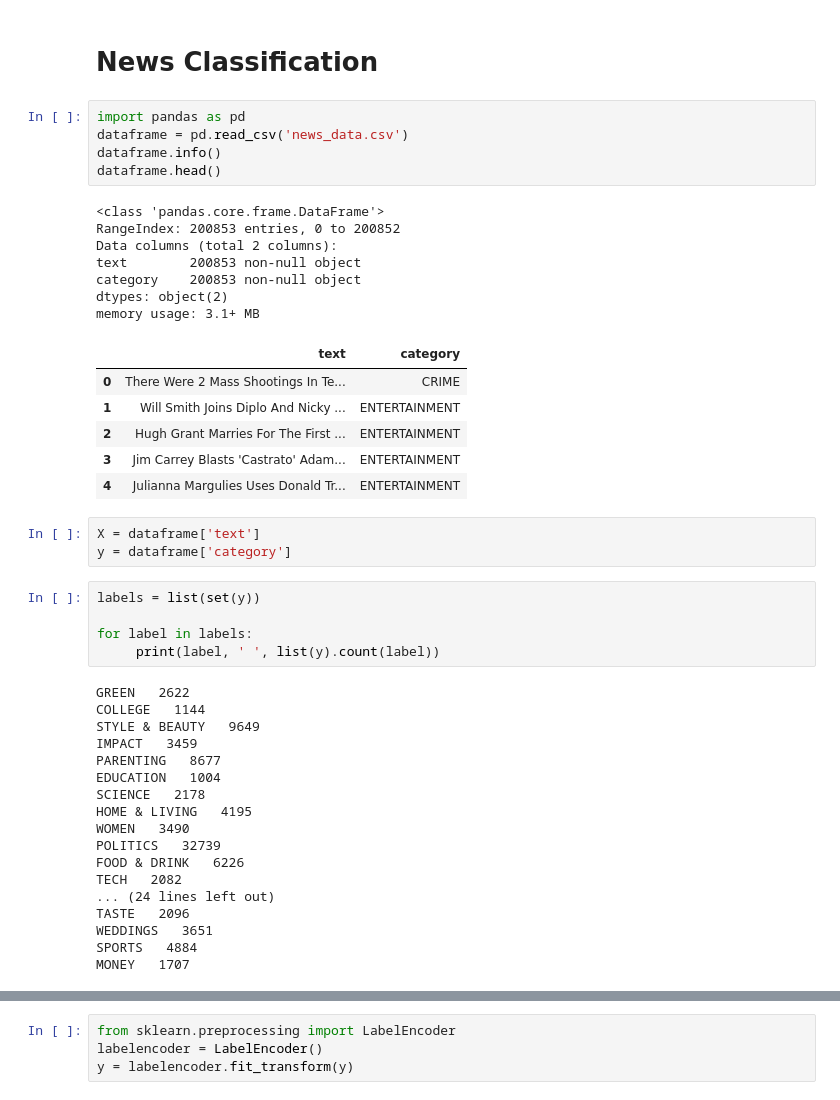
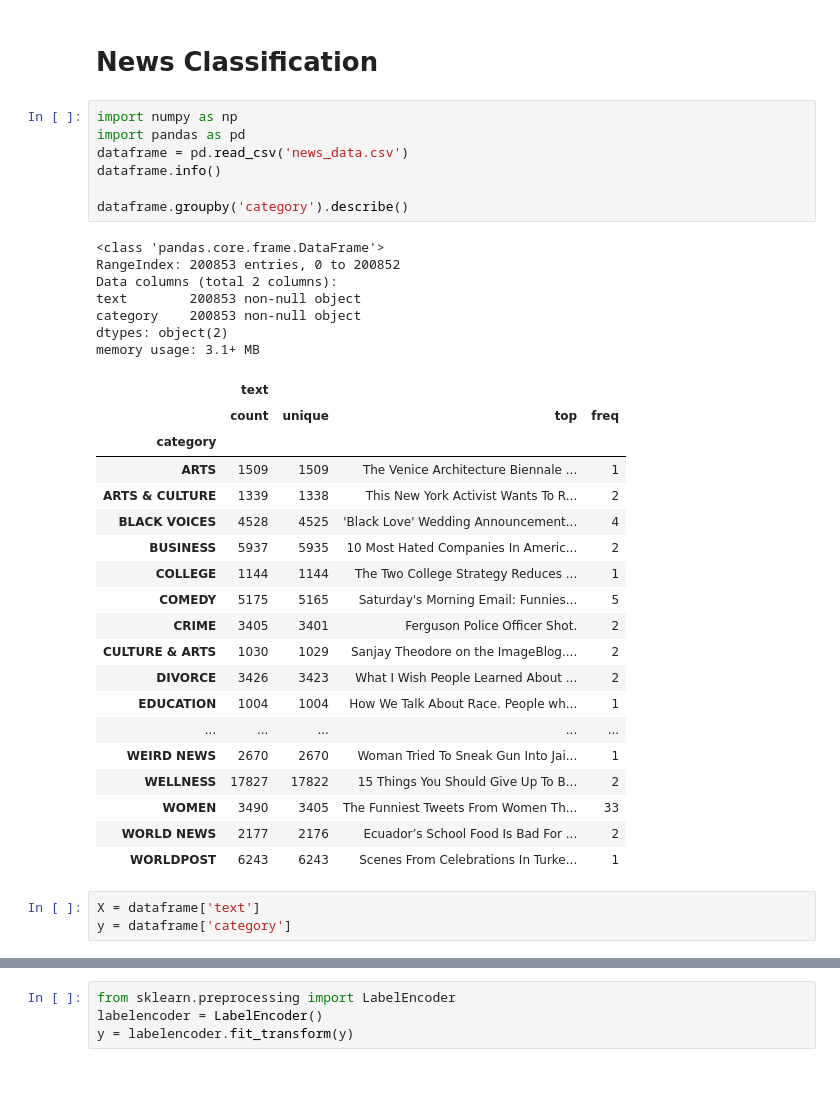
Before and after one commit to sourishsarmah/news-categorization, a Jupyter notebook: NewsClassification.ipynb, the cells around one changed output, grey strips where cells are left out. Saved outputs shown, nothing was run; the diff lists cells and outputs as text.

```diff
--- a/NewsClassification.ipynb
+++ b/NewsClassification.ipynb
@@ -1,47 +1,39 @@
 # %% [markdown]
 # News Classification
 # %%
+import numpy as np
 import pandas as pd
 dataframe = pd.read_csv('news_data.csv')
 dataframe.info()
-dataframe.head()
+
+dataframe.groupby('category').describe()
 # %% [output]
 <class 'pandas.core.frame.DataFrame'>
 RangeIndex: 200853 entries, 0 to 200852
 Data columns (total 2 columns):
 text        200853 non-null object
 category    200853 non-null object
 dtypes: object(2)
 memory usage: 3.1+ MB
-|  | text | category |
-| 0 | There Were 2 Mass Shootings In Te... | CRIME |
-| 1 | Will Smith Joins Diplo And Nicky ... | ENTERTAINMENT |
-| 2 | Hugh Grant Marries For The First ... | ENTERTAINMENT |
-| 3 | Jim Carrey Blasts 'Castrato' Adam... | ENTERTAINMENT |
-| 4 | Julianna Margulies Uses Donald Tr... | ENTERTAINMENT |
+|  | text |  |  |  |
+|  | count | unique | top | freq |
+| category |  |  |  |  |
+| ARTS | 1509 | 1509 | The Venice Architecture Biennale ... | 1 |
+| ARTS & CULTURE | 1339 | 1338 | This New York Activist Wants To R... | 2 |
+| BLACK VOICES | 4528 | 4525 | 'Black Love' Wedding Announcement... | 4 |
+| BUSINESS | 5937 | 5935 | 10 Most Hated Companies In Americ... | 2 |
+| COLLEGE | 1144 | 1144 | The Two College Strategy Reduces ... | 1 |
+| COMEDY | 5175 | 5165 | Saturday's Morning Email: Funnies... | 5 |
+| CRIME | 3405 | 3401 | Ferguson Police Officer Shot. | 2 |
+| CULTURE & ARTS | 1030 | 1029 | Sanjay Theodore on the ImageBlog.... | 2 |
+| DIVORCE | 3426 | 3423 | What I Wish People Learned About ... | 2 |
+| EDUCATION | 1004 | 1004 | How We Talk About Race. People wh... | 1 |
+| ... | ... | ... | ... | ... |
+| WEIRD NEWS | 2670 | 2670 | Woman Tried To Sneak Gun Into Jai... | 1 |
+| WELLNESS | 17827 | 17822 | 15 Things You Should Give Up To B... | 2 |
+| WOMEN | 3490 | 3405 | The Funniest Tweets From Women Th... | 33 |
+| WORLD NEWS | 2177 | 2176 | Ecuador’s School Food Is Bad For ... | 2 |
+| WORLDPOST | 6243 | 6243 | Scenes From Celebrations In Turke... | 1 |
 # %%
 X = dataframe['text']
 y = dataframe['category']
-# %%
-labels = list(set(y))
-
-for label in labels:
-     print(label, ' ', list(y).count(label))
-# %% [output]
-GREEN   2622
-COLLEGE   1144
-STYLE & BEAUTY   9649
-IMPACT   3459
-PARENTING   8677
-EDUCATION   1004
-SCIENCE   2178
-HOME & LIVING   4195
-WOMEN   3490
-POLITICS   32739
-FOOD & DRINK   6226
-TECH   2082
-... (24 lines left out)
-TASTE   2096
-WEDDINGS   3651
-SPORTS   4884
-MONEY   1707
```
Also changed, not shown: parts of 8 cells of this notebook, 1 other file.
